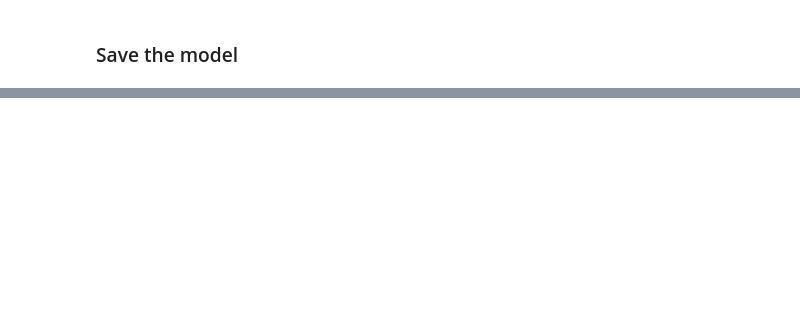
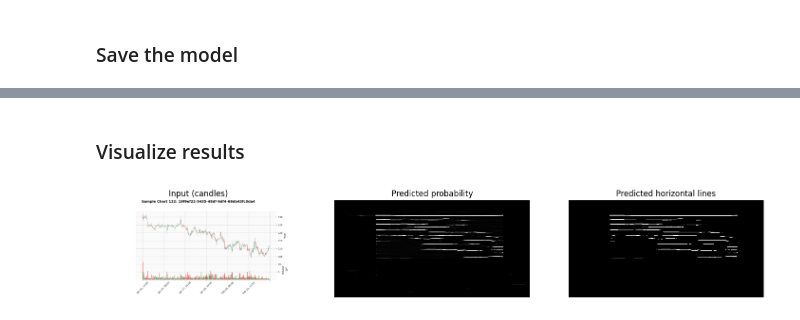
Before and after one commit to AlexHuc/OHLCV-technical-analysis, a Jupyter notebook: notebook.ipynb, the cells around one changed output, grey strips where cells are left out. Saved outputs shown, nothing was run; the diff lists cells and outputs as text; code cells hidden in the pictures; blank space fills up the shorter version.

Commit message:
Finished the notebook and the training of the model

```diff
--- a/notebook.ipynb
+++ b/notebook.ipynb
@@ -1541,0 +1511,6 @@ torch.save(model.state_dict(), "models/horizontal_unet.pth")
+# %%
+device = "cuda" if torch.cuda.is_available() else "cpu"
+
+model = UNet(in_channels=3, out_channels=1).to(device)
+model.load_state_dict(torch.load("models/horizontal_unet.pth", map_location=device))
+model.eval()
@@ -1541,0 +1553,5 @@ torch.save(model.state_dict(), "models/horizontal_unet.pth")
+# %%
+with torch.no_grad():
+    pred = model(x)
+
+pred = pred.squeeze(0).squeeze(0) # [256, 512]
@@ -1541,0 +1560,22 @@ torch.save(model.state_dict(), "models/horizontal_unet.pth")
+# %%
+mask = (pred > 0.5).float()
+# %% [markdown]
+### Visualize results
+# %%
+fig, axs = plt.subplots(1, 3, figsize=(18, 6))
+
+axs[0].imshow(img)
+axs[0].set_title("Input (candles)")
+axs[0].axis("off")
+
+axs[1].imshow(pred.cpu(), cmap="gray")
+axs[1].set_title("Predicted probability")
+axs[1].axis("off")
+
+axs[2].imshow(mask.cpu(), cmap="gray")
+axs[2].set_title("Predicted horizontal lines")
+axs[2].axis("off")
+
+plt.show()
+# %% [output]
+[figure, added]
```
Also changed, not shown: parts of 42 cells of this notebook, 1 other file.
